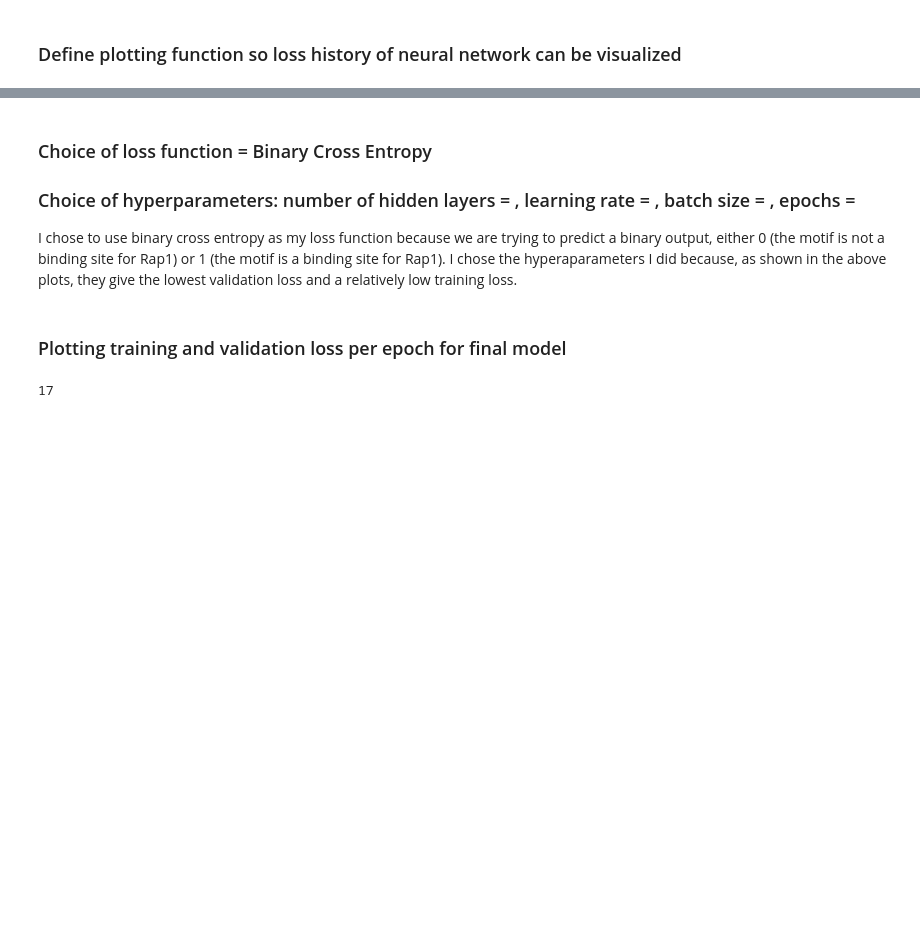
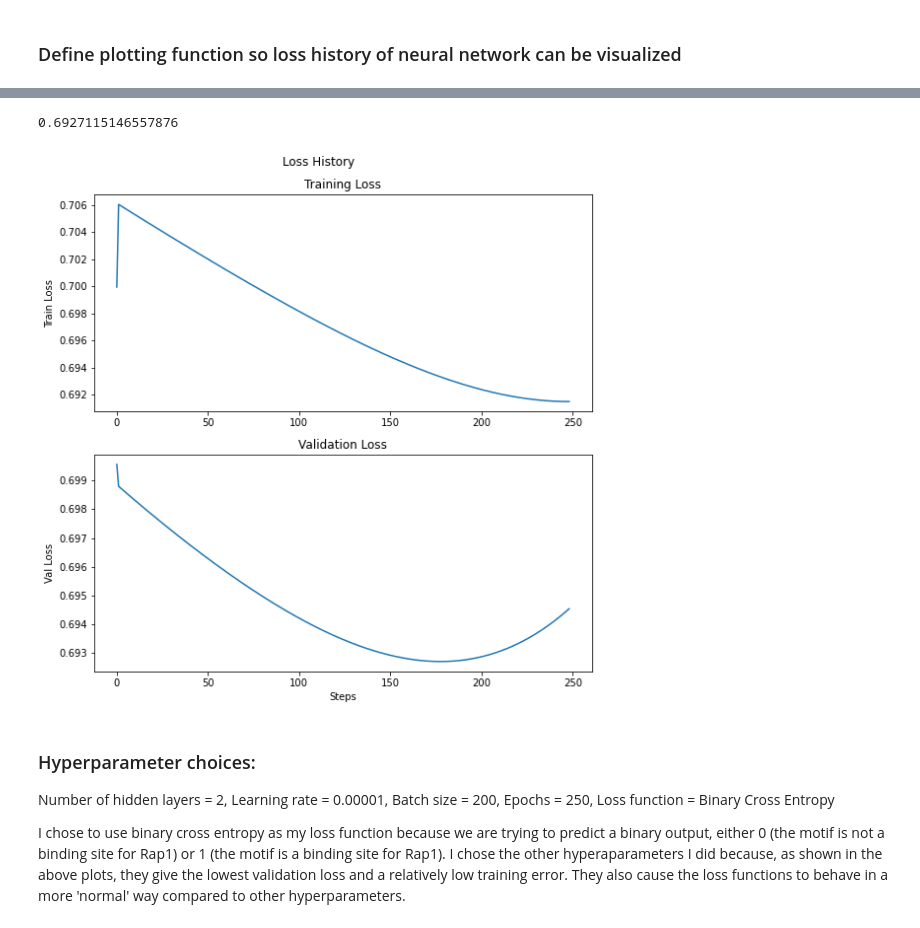
Before and after one commit to gramey02/project7, a Jupyter notebook: nn/Transcription_Factor_Classifier.ipynb, the cells around one changed output, grey strips where cells are left out. Cells and saved outputs as stored; diff of their text form; code cells hidden in the pictures; blank space fills up the shorter version.

```diff
--- a/nn/Transcription_Factor_Classifier.ipynb
+++ b/nn/Transcription_Factor_Classifier.ipynb
@@ -149,4 +162,27 @@ per_epoch_loss_val
+# %%
+nn_arch = [{'input_dim': 68, 'output_dim': 16, 'activation': 'sigmoid'},
+           {'input_dim': 16, 'output_dim': 5, 'activation': 'sigmoid'},
+          {'input_dim': 5, 'output_dim': 1, 'activation': 'sigmoid'}]
+classifier4 = NeuralNetwork(nn_arch,
+                          lr=0.00001,
+                          seed=42,
+                          batch_size=200,
+                          epochs=250,
+                          loss_function = "binary cross entropy")
+# %%
+per_epoch_loss_train, per_epoch_loss_val = classifier4.fit(small_X_train, small_y_train, small_X_val, small_y_val)
+plot_loss_history(per_epoch_loss_train, per_epoch_loss_val)
+min(per_epoch_loss_val)
+# %% [output]
+0.6927115146557876
+[figure, added]
 # %% [markdown]
-### Choice of loss function = Binary Cross Entropy
-### Choice of hyperparameters: number of hidden layers = , learning rate = , batch size = , epochs =
-I chose to use binary cross entropy as my loss function because we are trying to predict a binary output, either 0 (the motif is not a binding site for Rap1) or 1 (the motif is a binding site for Rap1). I chose the hyperaparameters I did because, as shown in the above plots, they give the lowest validation loss and a relatively low training loss.
+### Hyperparameter choices:
+Number of hidden layers = 2,
+Learning rate = 0.00001,
+Batch size = 200,
+Epochs = 250,
+Loss function = Binary Cross Entropy
+
+
+I chose to use binary cross entropy as my loss function because we are trying to predict a binary output, either 0 (the motif is not a binding site for Rap1) or 1 (the motif is a binding site for Rap1). I chose the other hyperaparameters I did because, as shown in the above plots, they give the lowest validation loss and a relatively low training error. They also cause the loss functions to behave in a more 'normal' way compared to other hyperparameters.
@@ -158,2 +188,0 @@ per_epoch_loss_train, per_epoch_loss_val = final_model.fit()
-# %% [markdown]
-### Plotting training and validation loss per epoch for final model
@@ -162,4 +188,0 @@ plot_loss_history(per_epoch_loss_train, per_epoch_loss_val)
-# %%
-len(rap1_motifs[0])
-# %% [output]
-17
```
Also changed, not shown: parts of 26 cells of this notebook.
